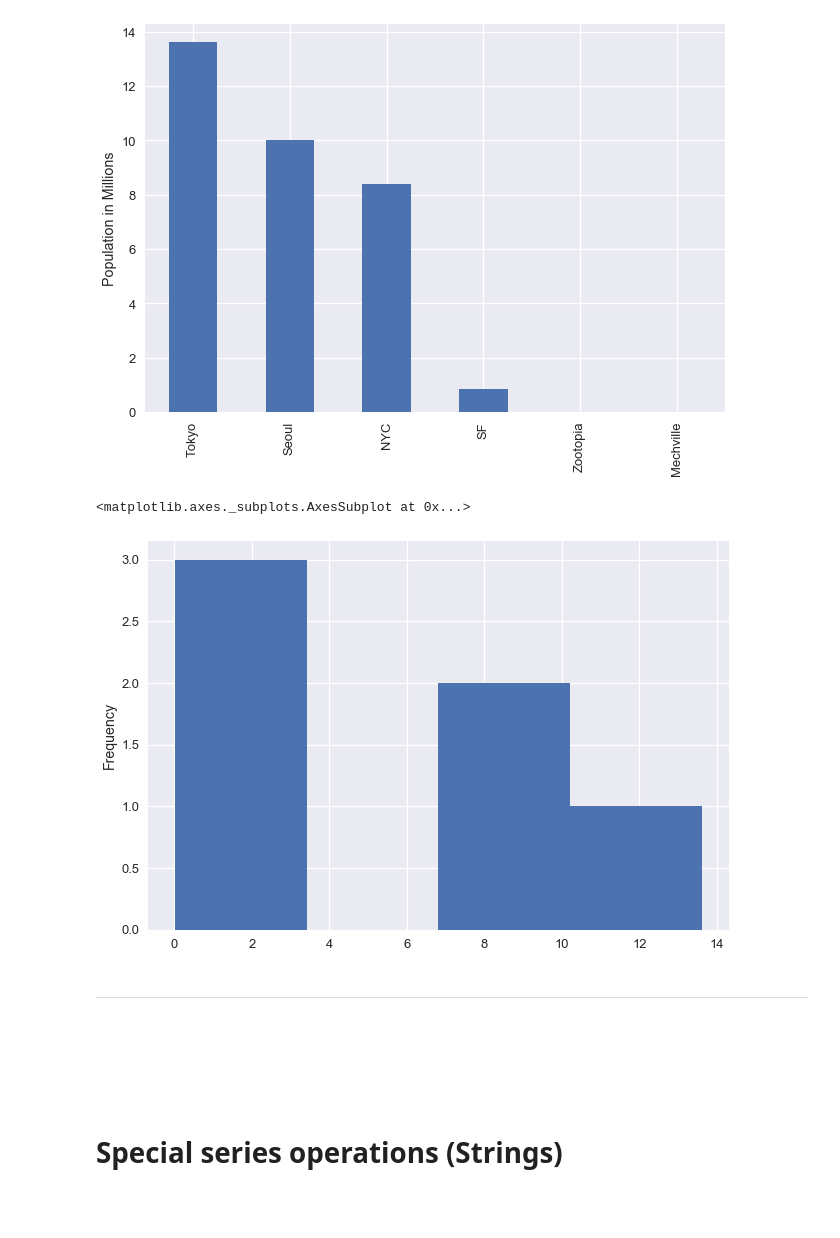
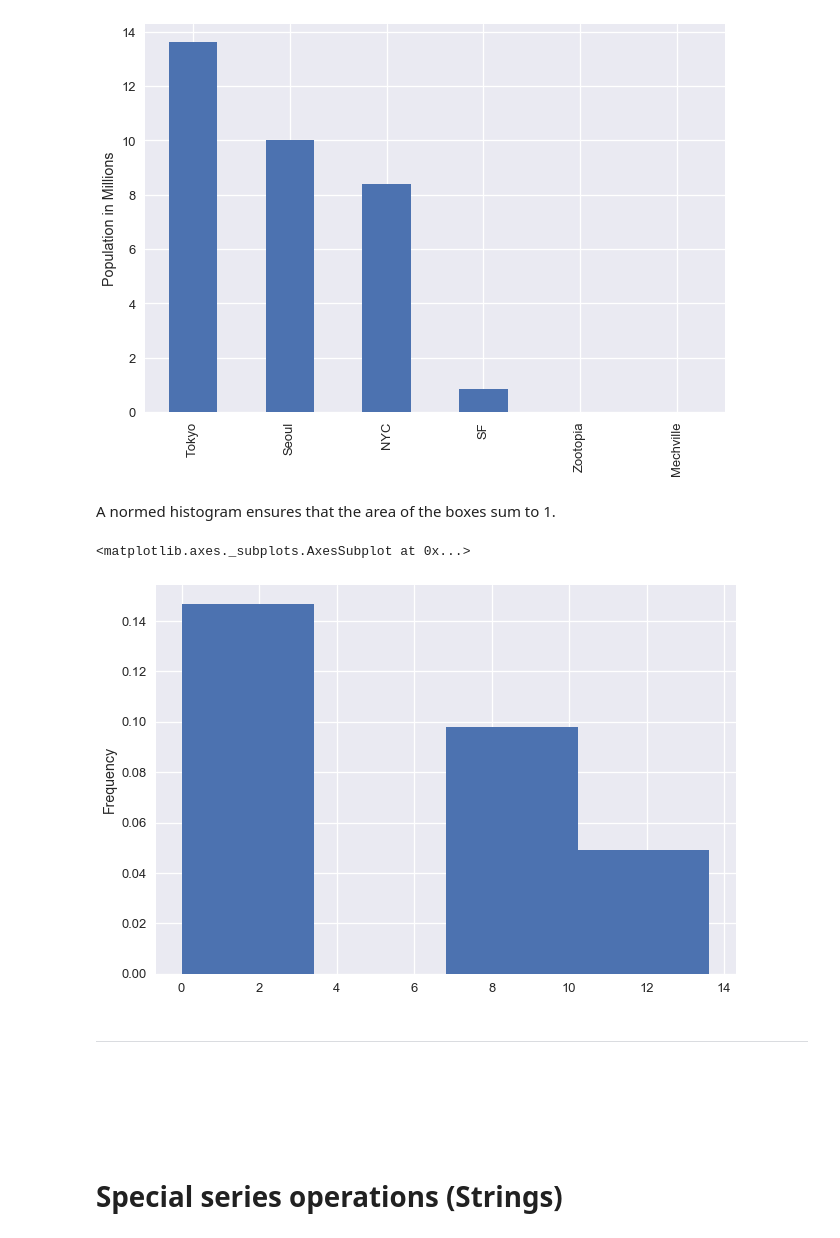
Before and after one commit to DS-100/DS-100.github.io, a Jupyter notebook: sp17/assets/notebooks/python_tools/lec7.ipynb, the cells around one changed output. Cells and saved outputs as stored; diff of their text form; code cells hidden in the pictures; blank space fills up the shorter version.

```diff
--- a/sp17/assets/notebooks/python_tools/lec7.ipynb
+++ b/sp17/assets/notebooks/python_tools/lec7.ipynb
@@ -1436,11 +1460,14 @@ plt.ylabel('Population in Millions')
 # %% [output]
 <matplotlib.text.Text at 0x...>
 [figure]
+# %% [markdown]
+A normed histogram ensures that the area of the boxes sum to 1.
 # %%
-pop_series_clean.plot.hist(bins=4)
+pop_series_clean.plot.hist(bins=4,
+                           normed=True)
 # %% [output]
 <matplotlib.axes._subplots.AxesSubplot at 0x...>
-[figure, old version]
+[figure, new version]
 # %% [markdown]
 ---
 
```
Also changed, not shown: parts of 26 cells of this notebook, 1 other file.
